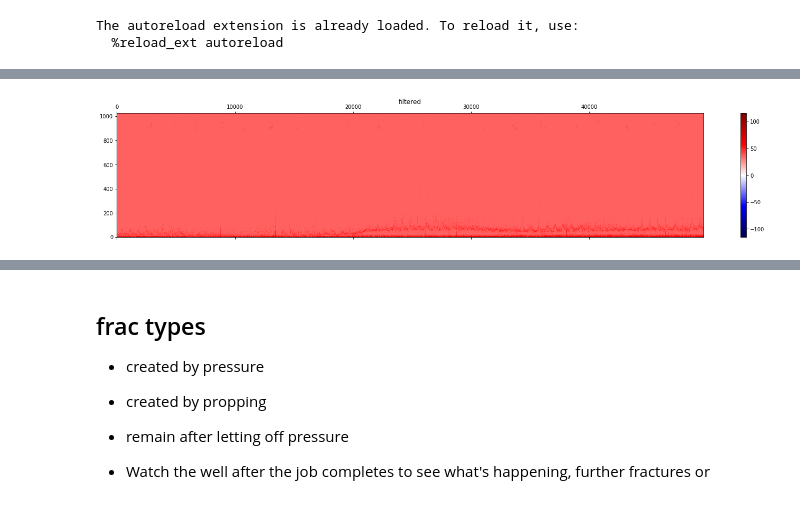
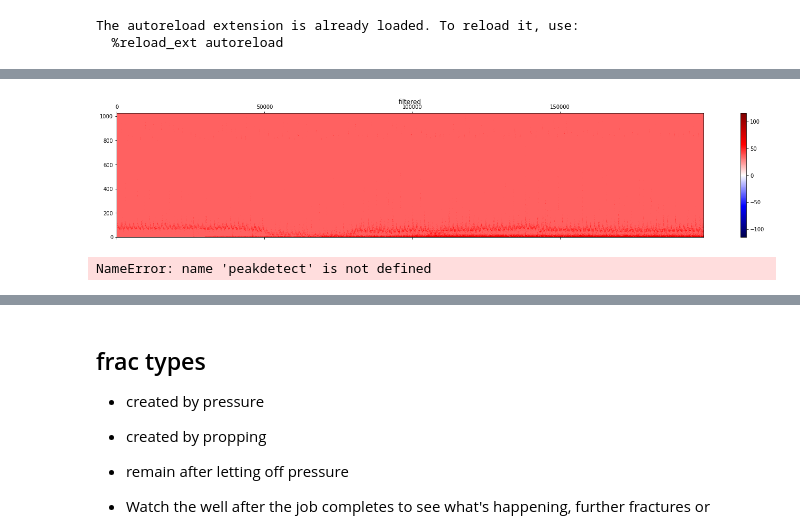
Before and after one commit to endlessformsOR/frac_score_ml_3_nov, a Jupyter notebook: notebooks/spectral_analysis.ipynb, the cells around one changed output, grey strips where cells are left out. Saved outputs shown, nothing was run; the diff lists cells and outputs as text; code cells hidden in the pictures.

```diff
--- a/notebooks/spectral_analysis.ipynb
+++ b/notebooks/spectral_analysis.ipynb
@@ -59,4 +82,8 @@ db.init()
 # %%
-npy = np.load('data/BRISCOE-CATARINA-WEST_33HU_dynamic_c62e0d73-2b63-4fba-8a6a-fd96466b545d_2020-01-07T14_00_00.000Z.npz')
-data = npy['arr_0']
-sampling_rate = int(data.shape[0] / 3600)
+dynamic_npys = []
+hours = [0, 1, 2, 3]
+for hour in hours:
+    npy = np.load(f'data/well-communication/BRISCOE-CATARINA-WEST_33HU_dynamic_c62e0d73-2b63-4fba-8a6a-fd96466b545d_2020-01-08T0{hour}:00:00.000Z.npz')
+    dynamic_npys.append(npy['arr_0'])
+
+dynamic_data = np.concatenate(dynamic_npys)
@@ -75,0 +90,2 @@ db.query('select count(*) from wells')
+# %%
+sampling_rate = int(len(dynamic_data) / (60 * 60))
@@ -257,17 +283,17 @@ def removeNoise(
 # %%
 n_fft=2048
 win_length=2048
 hop_length=512
-y = data[:600 * sampling_rate]
+y = dynamic_data[:600 * sampling_rate]
 
 # n_fft (int): number audio of frames between STFT columns.
 # win_length (int): Each frame of audio is windowed by `window()`. The window will be of length `win_length` and then padded with zeros to match `n_fft`..
 # hop_length (int):number audio of frames between STFT columns.
 y_spectrum = _stft(y, n_fft, hop_length, win_length)
 y_spectrum_db = _amp_to_db(np.abs(y_spectrum))  # convert to dB
 plot_spectrogram(y_spectrum_db, title="filtered")
 # %% [output]
-[figure, old version]
+[figure, new version]
 # %%
 def high_pass_filter(xn, cutoff_freq, sampling_rate=40000):
     # Create a highpass butterworth filter at 150 Hz
@@ -332,7 +358,7 @@ def plot_peaks(peaks, y):
 # %%
 start = 30 * 60 * sampling_rate
 end = start + (1 * 60 * sampling_rate)
-xn = data[start:end]
+xn = dynamic_data[start:end]
 t = range(len(xn))
 y = high_pass_filter(xn, 150)
 #peaks = find_peaks(y)
@@ -340,6 +366,8 @@ y = high_pass_filter(xn, 150)
 pos_peaks, neg_peaks = peakdetect.peakdetect(y, lookahead=80, delta=18)
 peaks = pos_peaks + neg_peaks
 freqs, times, spectrums = spectrogram(y)
+# %% [output]
+NameError: name 'peakdetect' is not defined
 # %%
 # Plot the original signal and the various filtered versions:
 plt.figure
```
Also changed, not shown: parts of 14 cells of this notebook, 2 other files.
